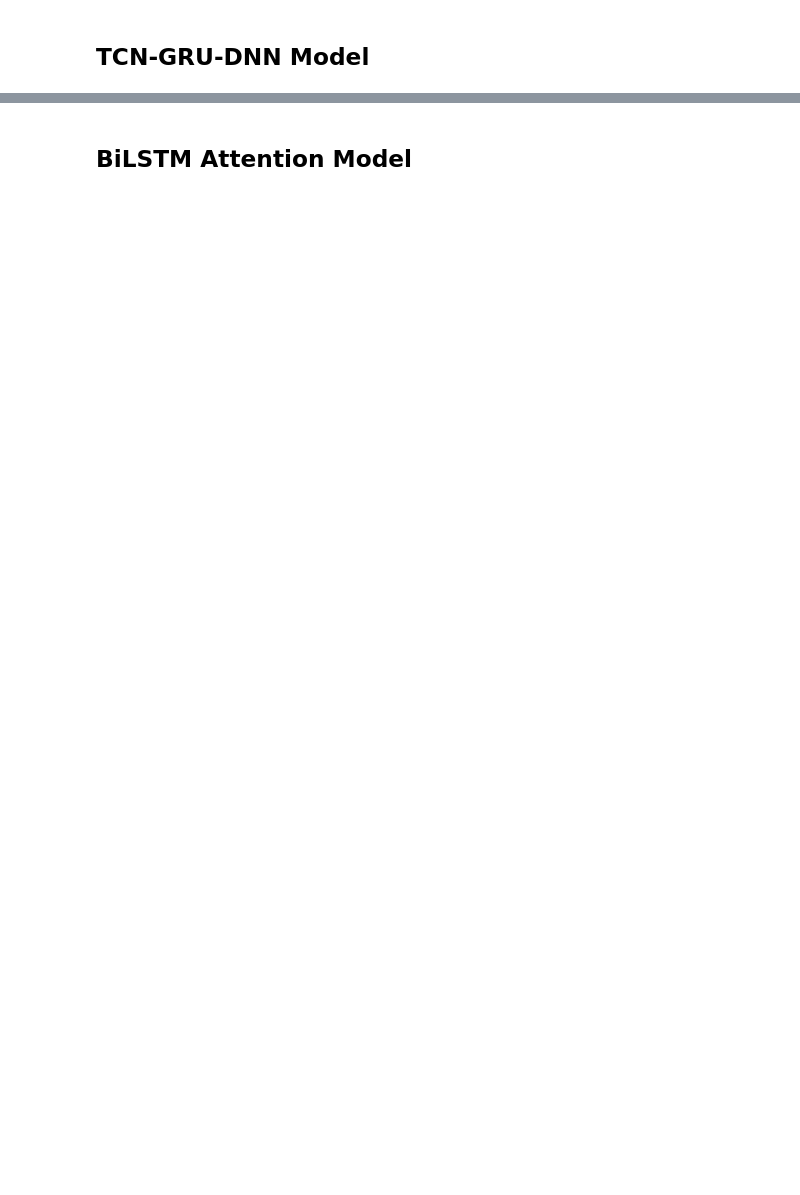
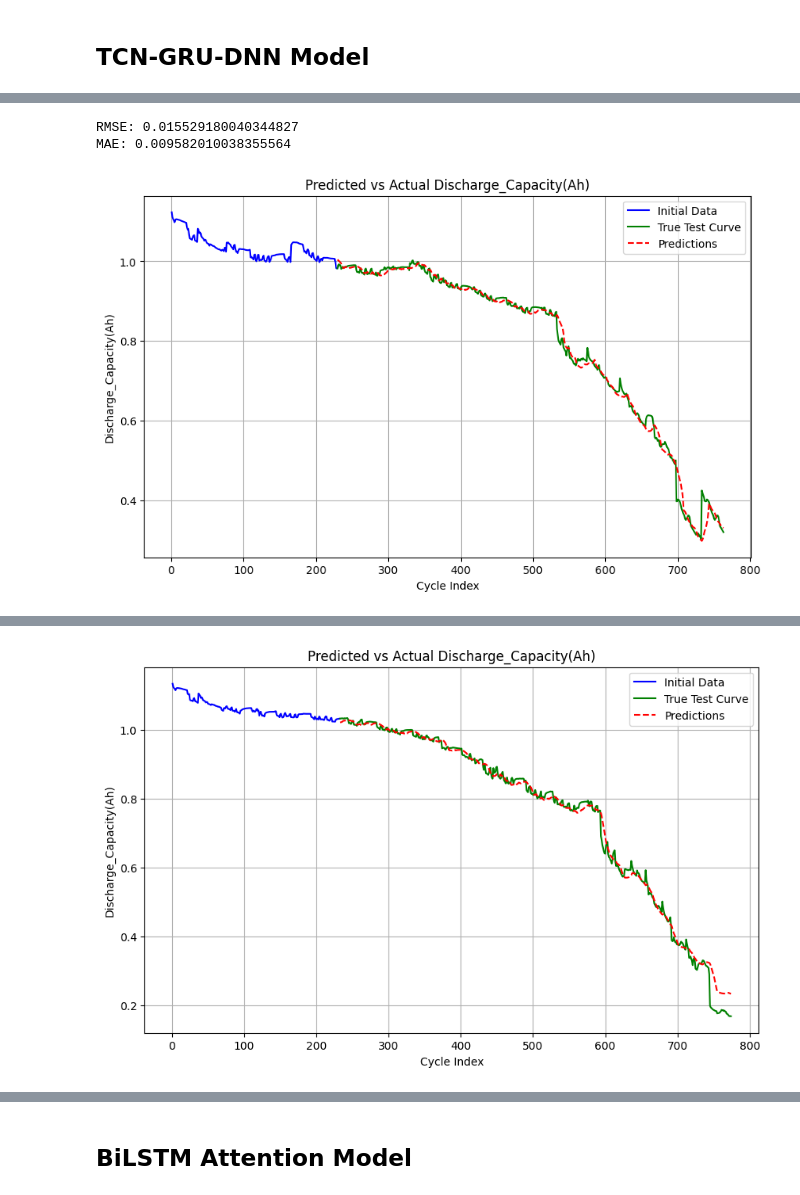
Before and after one commit to Shubham-Mate/Battery-RUL-Prediction, a Jupyter notebook: Paper Reproduction.ipynb, the cells around one changed output, grey strips where cells are left out. Saved outputs shown, nothing was run; the diff lists cells and outputs as text; code cells hidden in the pictures; blank space fills up the shorter version.

Commit message:
Added Training + Testing for all combinations

```diff
--- a/Paper Reproduction.ipynb
+++ b/Paper Reproduction.ipynb
@@ -16,6 +17,9 @@ from models.save_load import save_model, load_model
 # %%
 device = 'cuda' if torch.cuda.is_available() else 'cpu'
 # %%
+TRAIN_RATIO = 0.8
+VAL_RATIO = 1 - TRAIN_RATIO
+
 class CustomDataset(Dataset):
     def __init__(self, x, y):
         self.x = x
@@ -74,3 +78,12 @@ for i, (battery_number, df) in enumerate(dfs.items()):
 plt.show()
 # %% [output]
 [figure]
+# %%
+# Create a list containing test and training battery numbers for each case
+test_and_trains = []
+
+for battery_name in CALCEDatasetConstants.BATTERY_NUMBERS.value:
+    excluded_list = [x for x in CALCEDatasetConstants.BATTERY_NUMBERS.value if x != battery_name]
+    test_and_trains.append((battery_name, excluded_list))
+
+test_and_trains
@@ -118,21 +159,37 @@ DIFF = MAX - MIN
 # %% [markdown]
 ## TCN-GRU-DNN Model
 # %%
-model_1 = TCN_GRU_DNN_Model().to(device)
-optimizer = torch.optim.Adam(model_1.parameters())
-criterion = torch.nn.MSELoss()
-EPOCHS = 25
 
-train_model(
-    model=model_1,
-    train_dataloader=train_dataloader,
-    optimizer=optimizer,
-    criterion=criterion,
-    device=device,
-    min_val=MIN,
-    diff_val=DIFF,
-    epochs=EPOCHS,
-    unsqueeze_dim=1,
-    log_interval=1
-)
+for i in range(4):
+    model_1 = TCN_GRU_DNN_Model().to(device)
+    optimizer = torch.optim.Adam(model_1.parameters(), lr=1e-4)
+    criterion = torch.nn.MSELoss()
+    EPOCHS = 50
+
+    # Training
+    train_model(
+        model=model_1,
+        train_dataloader=CALCE_train_dataloaders[i],
+        val_dataloader = CALCE_val_dataloaders[i],
+        optimizer=optimizer,
+        criterion=criterion,
+        device=device,
+        min_val=MIN,
+        diff_val=DIFF,
+        epochs=EPOCHS,
+        unsqueeze_dim=1,
+        log_interval=1,
+        patience=10,
+        save_path=ModelOutputConstants.CALCE_OUTPUT_PATH.value / f'tcn_gru_dnn_{test_and_trains[i][0]}.pth'
+    )
+
+    # Evaluation
+    model_1.load_state_dict(torch.load(ModelOutputConstants.CALCE_OUTPUT_PATH.value / f'tcn_gru_dnn_{test_and_trains[i][0]}.pth'))
+    model_1.to(device)
+
+    metrics = evaluate_model(model_1, CALCE_test_dataloaders[i], device, MIN, DIFF, 1)
+    print(f'RMSE: {metrics['RMSE']}\nMAE: {metrics['MAE']}')
+
+    # Plotting Curve
+    plot_predictions(model_1, dfs, test_and_trains[i][0], generate_sliding_window_data, MIN, DIFF, device, 'Discharge_Capacity(Ah)', 1, 30)
 # %% [output]
@@ -155,0 +213,3 @@ Epoch 25/25, Loss: 0.0002
+RMSE: 0.015529180040344827
+MAE: 0.009582010038355564
+[figure, added]
@@ -155,0 +233 @@ Epoch 25/25, Loss: 0.0002
+[figure, added]
```
Also changed, not shown: parts of 50 cells of this notebook, 7 other files.
